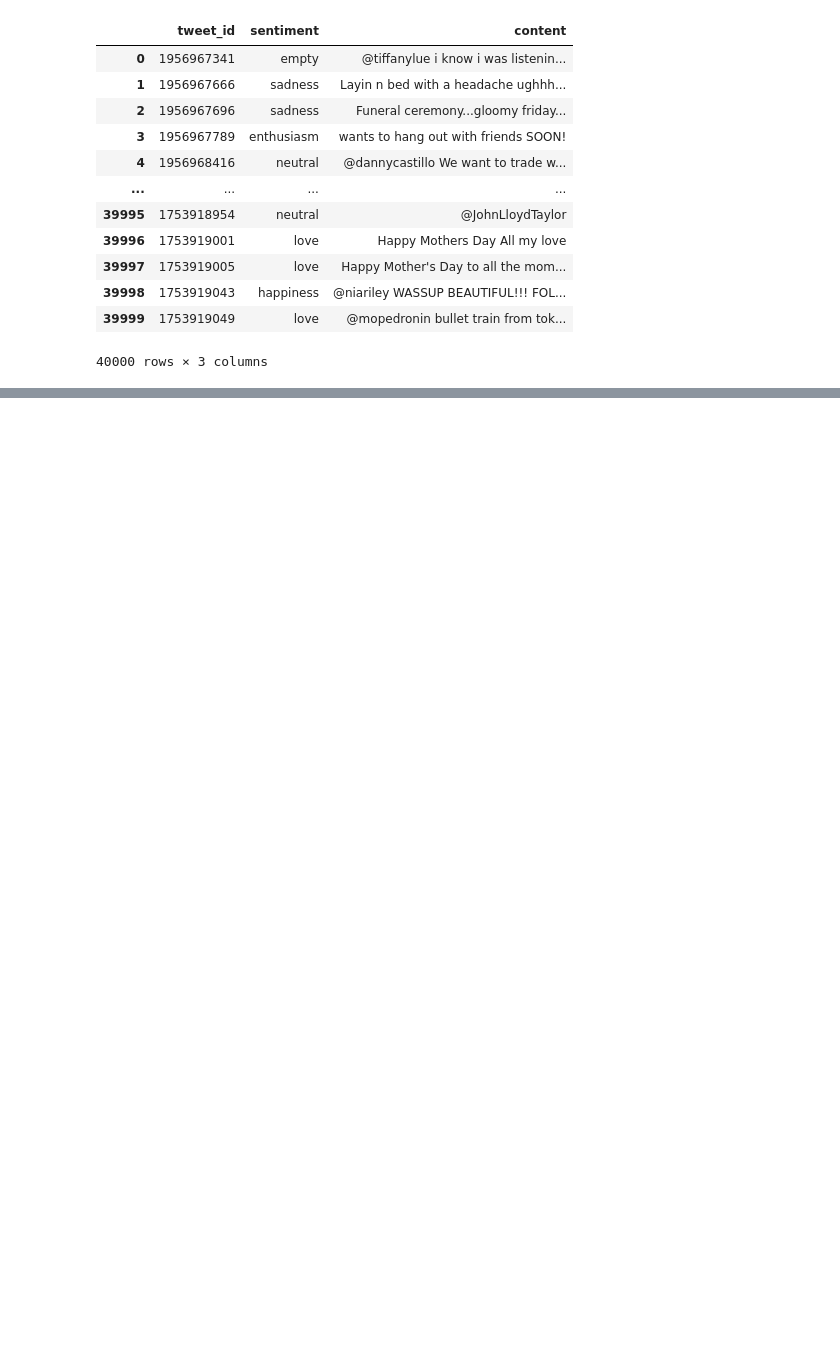
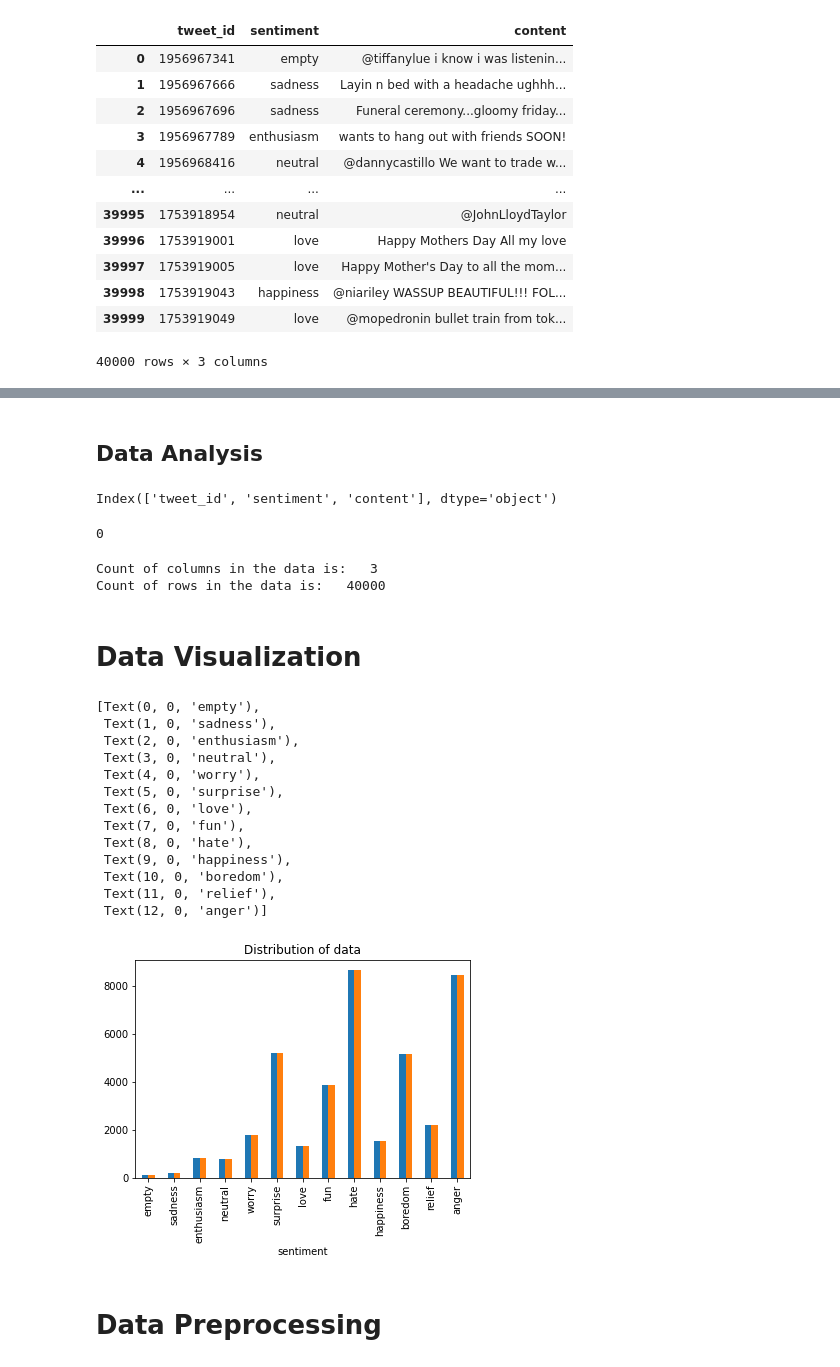
Before and after one commit to Sarahhabbi/EmotionAnalysis, a Jupyter notebook: notebook.ipynb, the cells around one changed output, grey strips where cells are left out. Drawn from its saved outputs; the diff is of its cells as text; code cells hidden in the pictures; blank space fills up the shorter version.

```diff
--- a/notebook.ipynb
+++ b/notebook.ipynb
@@ -21,5 +34,5 @@ True
 # %%
-df = pd.read_csv('/work/tweet_emotions.csv')
+df = pd.read_csv('/work/EmotionAnalysis/tweet_emotions.csv')
 display(df)
 # %% [output]
 |  | tweet_id | sentiment | content |
@@ -35,5 +48,3 @@ display(df)
 | 39998 | 1753919043 | happiness | @niariley WASSUP BEAUTIFUL!!! FOL... |
 | 39999 | 1753919049 | love | @mopedronin bullet train from tok... |
 40000 rows × 3 columns
-# %%
-_deepnote_run_altair(df, """{"$schema":"https://vega.github.io/schema/vega-lite/v4.json","mark":{"type":"bar","tooltip":{"content":"data"}},"height":220,"autosize":{"type":"fit"},"data":{"name":"placeholder"},"encoding":{"x":{"field":"sentiment","type":"nominal","sort":null,"scale":{"type":"linear","zero":false}},"y":{"field":"COUNT(*)","type":"quantitative","sort":null,"aggregate":"count","scale":{"type":"linear","zero":true}},"color":{"field":"","type":"nominal","sort":null,"scale":{"type":"linear","zero":false}}}}""")
@@ -76,0 +51,40 @@ Name: content, Length: 40000, dtype: object
+# %% [markdown]
+## Data Analysis
+# %%
+df.columns
+# %% [output]
+Index(['tweet_id', 'sentiment', 'content'], dtype='object')
+# %%
+# null value check
+np.sum(df.isnull().any(axis=1))
+# %% [output]
+0
+# %%
+print('Count of columns in the data is:  ', len(df.columns))
+print('Count of rows in the data is:  ', len(df))
+# %% [output]
+Count of columns in the data is:   3
+Count of rows in the data is:   40000
+# %% [markdown]
+# Data Visualization
+# %%
+# Plotting the distribution for dataset.
+ax = df.groupby('sentiment').count().plot(kind='bar', title='Distribution of data',legend=False)
+ax.set_xticklabels(df['sentiment'].unique(), rotation=90)
+# %% [output]
+[Text(0, 0, 'empty'),
+ Text(1, 0, 'sadness'),
+ Text(2, 0, 'enthusiasm'),
+ Text(3, 0, 'neutral'),
+ Text(4, 0, 'worry'),
+ Text(5, 0, 'surprise'),
+ Text(6, 0, 'love'),
+ Text(7, 0, 'fun'),
+ Text(8, 0, 'hate'),
+ Text(9, 0, 'happiness'),
+ Text(10, 0, 'boredom'),
+ Text(11, 0, 'relief'),
+ Text(12, 0, 'anger')]
+[figure, added]
+# %% [markdown]
+# Data Preprocessing&nbsp;
```
Also changed, not shown: parts of 32 cells of this notebook.
